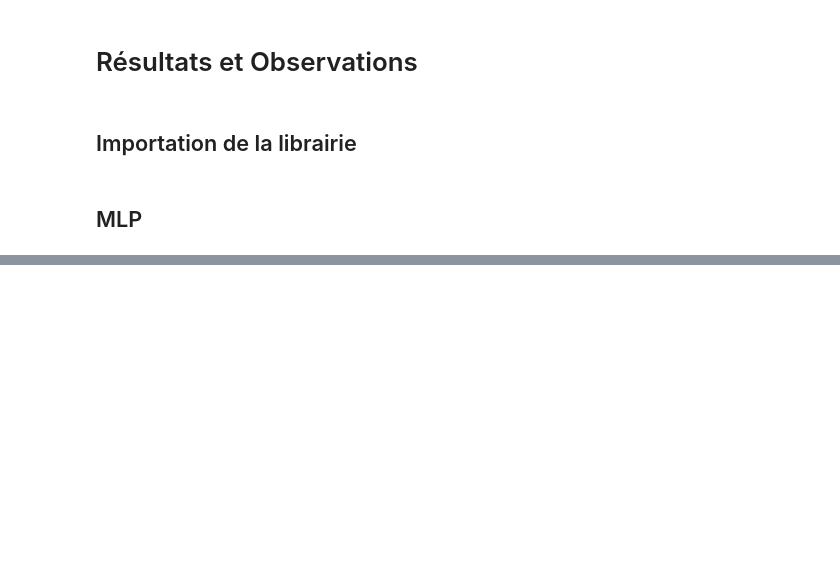
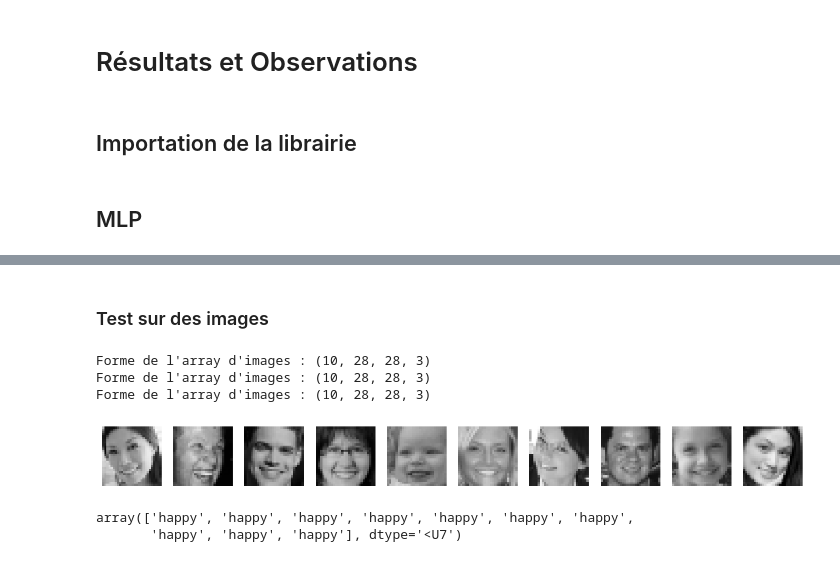
Before and after one commit to Artorius104/GranolaGPT, a Jupyter notebook: notebook/Résultats et Observations.ipynb, the cells around one changed output, grey strips where cells are left out. Drawn from its saved outputs; the diff is of its cells as text; code cells hidden in the pictures; blank space fills up the shorter version.

```diff
--- a/notebook/Résultats et Observations.ipynb
+++ b/notebook/Résultats et Observations.ipynb
@@ -138,0 +361,19 @@ plot_losses(losses)
+# %%
+X = np.array([
+      [1, 0],
+      [0, 1],
+      [1, 1],
+      [0, 0],
+])
+Y = np.array([
+      2,
+      1,
+      -2,
+      -1
+])
+
+fig = plt.figure()
+ax = Axes3D(fig)
+ax.scatter(X[:,0],X[:,1],Y)
+plt.show()
+plt.clf()
@@ -138,0 +389,2 @@ plot_losses(losses)
+# %% [markdown]
+### Test sur des images
@@ -138,0 +481,11 @@ plot_losses(losses)
+# %%
+X,y = load_data(10)
+show_images(X,10)
+y[:10]
+# %% [output]
+Forme de l'array d'images : (10, 28, 28, 3)
+Forme de l'array d'images : (10, 28, 28, 3)
+Forme de l'array d'images : (10, 28, 28, 3)
+[figure, added]
+array(['happy', 'happy', 'happy', 'happy', 'happy', 'happy', 'happy',
+       'happy', 'happy', 'happy'], dtype='<U7')
```
Also changed, not shown: parts of 53 cells of this notebook, 1 other file.
